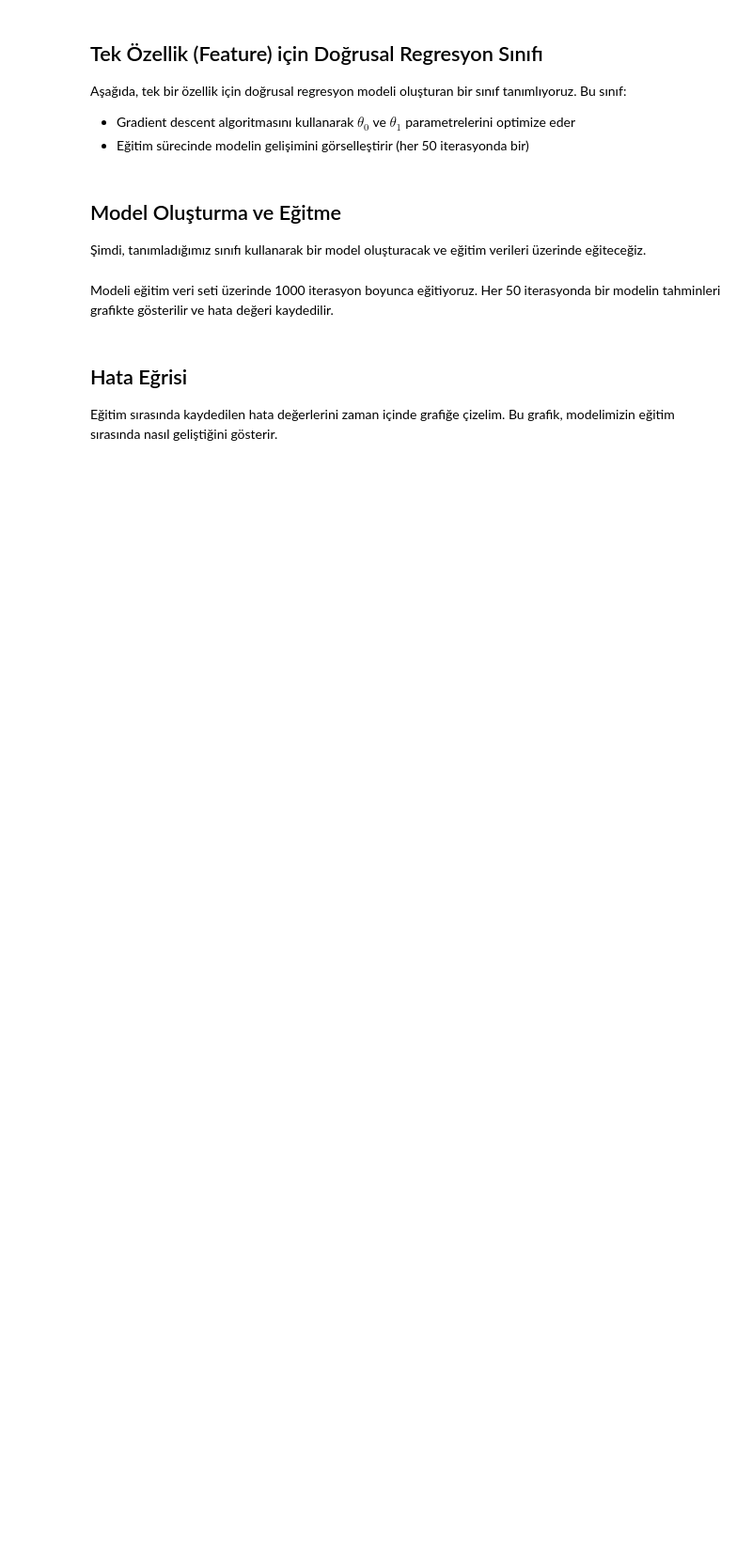
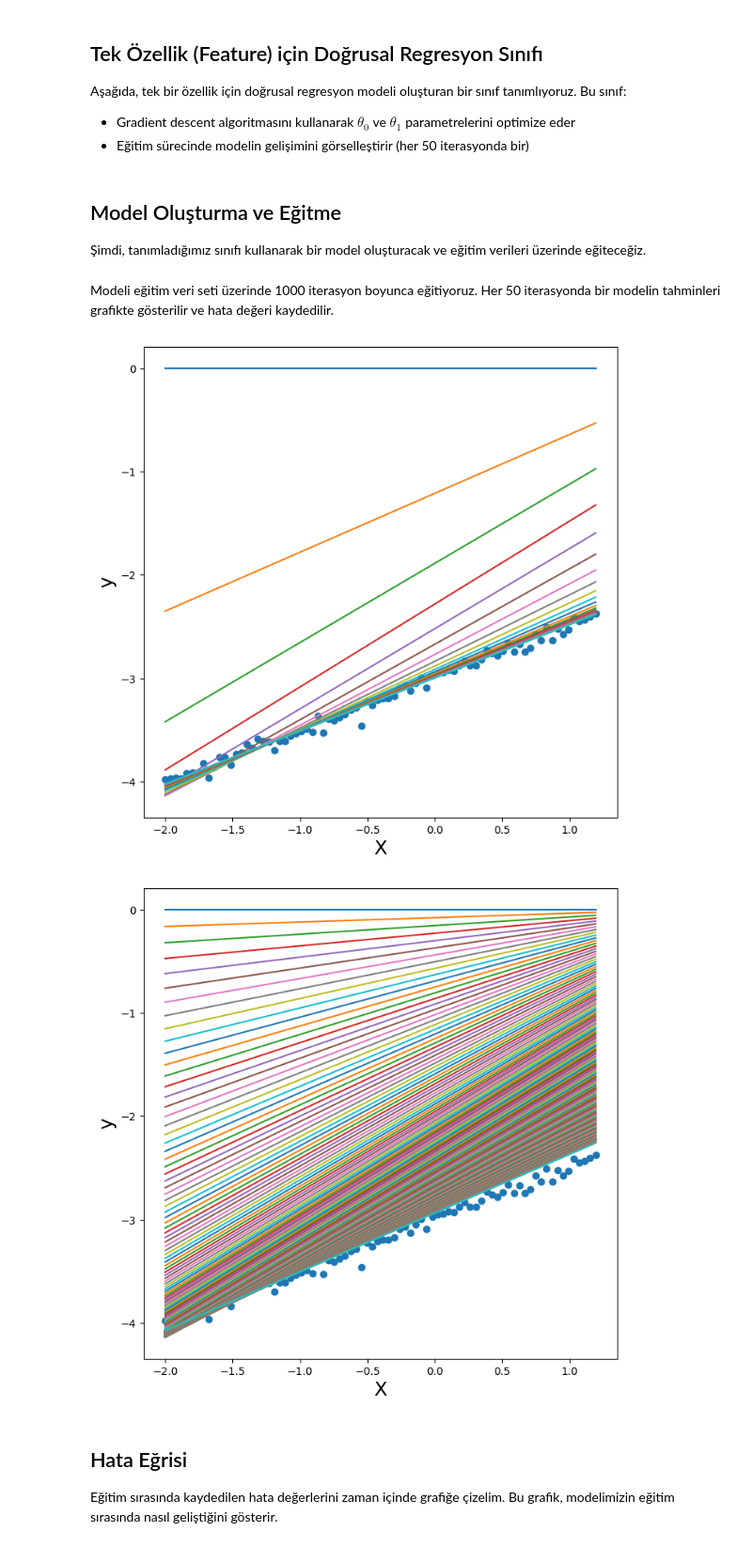
Before and after one commit to abdurrahimagca/cvp_lect, a Jupyter notebook: Uygulama/2_lin_reg.ipynb, the cells around one changed output. Shown at 94% size. Drawn from its saved outputs; the diff is of its cells as text; code cells hidden in the pictures; blank space fills up the shorter version.

```diff
--- a/Uygulama/2_lin_reg.ipynb
+++ b/Uygulama/2_lin_reg.ipynb
@@ -125,10 +184,15 @@ class LinearRegression_1_feature:
 Şimdi, tanımladığımız sınıfı kullanarak bir model oluşturacak ve eğitim verileri üzerinde eğiteceğiz.
 # %%
 model = LinearRegression_1_feature(0.01)
+model_variant_demo = LinearRegression_1_feature(0.0005)
 # %% [markdown]
 Modeli eğitim veri seti üzerinde 1000 iterasyon boyunca eğitiyoruz. Her 50 iterasyonda bir modelin tahminleri grafikte gösterilir ve hata değeri kaydedilir.
 # %%
 hatalar = model.fit(X_egitim, y_egitim, 1000)
+hatalar_variant_005 = model_variant_demo.fit(X_egitim, y_egitim, 10000)
+# %% [output]
+[figure, added]
+[figure, added]
 # %% [markdown]
 ## Hata Eğrisi
 
```
Also changed, not shown: parts of 20 cells of this notebook, 4 other files.
